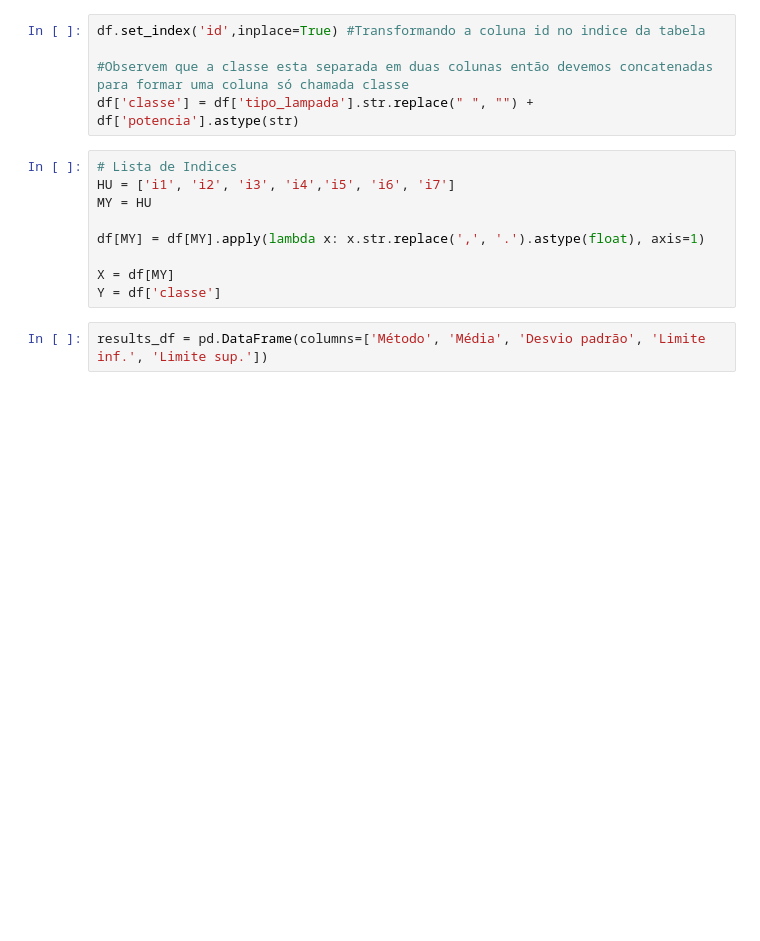
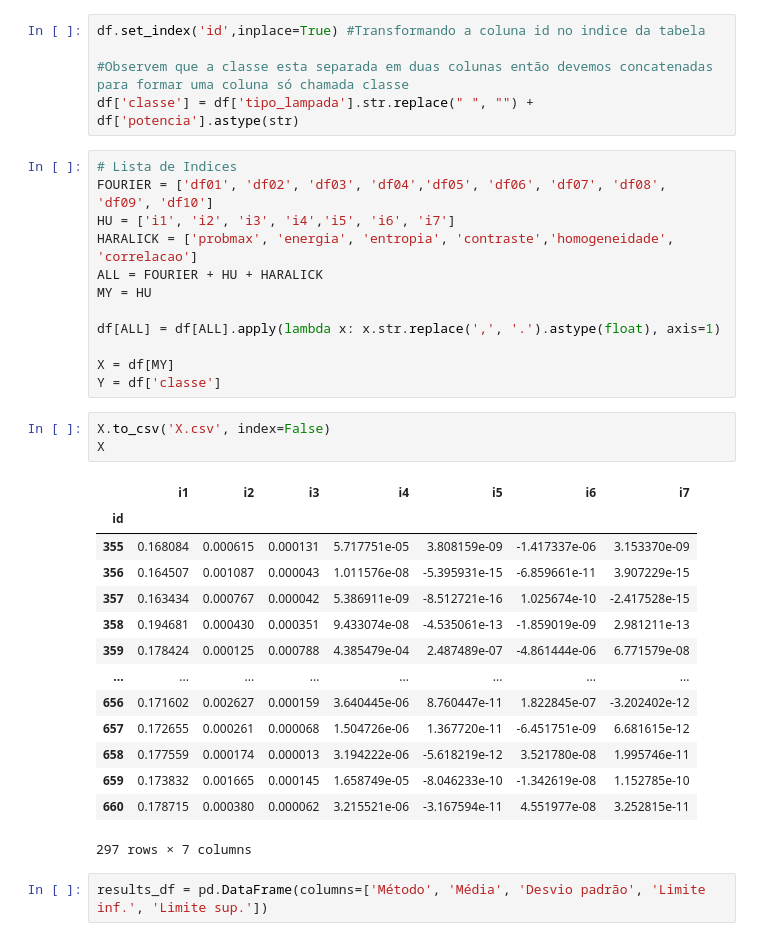
Before and after one commit to ViniciusMdJ/Classifica_dores, a Jupyter notebook: Trabalho1-LeituraDosDados.ipynb, the cells around one changed output. Drawn from its saved outputs; the diff is of its cells as text; blank space fills up the shorter version.

```diff
--- a/Trabalho1-LeituraDosDados.ipynb
+++ b/Trabalho1-LeituraDosDados.ipynb
@@ -12,13 +12,34 @@ df.set_index('id',inplace=True) #Transformando a coluna id no indice da tabela
 df['classe'] = df['tipo_lampada'].str.replace(" ", "") + df['potencia'].astype(str)
 # %%
 # Lista de Indices
+FOURIER = ['df01', 'df02', 'df03', 'df04','df05', 'df06', 'df07', 'df08', 'df09', 'df10']
 HU = ['i1', 'i2', 'i3', 'i4','i5', 'i6', 'i7']
+HARALICK = ['probmax', 'energia', 'entropia', 'contraste','homogeneidade', 'correlacao']
+ALL = FOURIER + HU + HARALICK
 MY = HU
 
-df[MY] = df[MY].apply(lambda x: x.str.replace(',', '.').astype(float), axis=1)
+df[ALL] = df[ALL].apply(lambda x: x.str.replace(',', '.').astype(float), axis=1)
 
 X = df[MY]
 Y = df['classe']
+# %%
+X.to_csv('X.csv', index=False)
+X
+# %% [output]
+|  | i1 | i2 | i3 | i4 | i5 | i6 | i7 |
+| id |  |  |  |  |  |  |  |
+| 355 | 0.168084 | 0.000615 | 0.000131 | 5.717751e-05 | 3.808159e-09 | -1.417337e-06 | 3.153370e-09 |
+| 356 | 0.164507 | 0.001087 | 0.000043 | 1.011576e-08 | -5.395931e-15 | -6.859661e-11 | 3.907229e-15 |
+| 357 | 0.163434 | 0.000767 | 0.000042 | 5.386911e-09 | -8.512721e-16 | 1.025674e-10 | -2.417528e-15 |
+| 358 | 0.194681 | 0.000430 | 0.000351 | 9.433074e-08 | -4.535061e-13 | -1.859019e-09 | 2.981211e-13 |
+| 359 | 0.178424 | 0.000125 | 0.000788 | 4.385479e-04 | 2.487489e-07 | -4.861444e-06 | 6.771579e-08 |
+| ... | ... | ... | ... | ... | ... | ... | ... |
+| 656 | 0.171602 | 0.002627 | 0.000159 | 3.640445e-06 | 8.760447e-11 | 1.822845e-07 | -3.202402e-12 |
+| 657 | 0.172655 | 0.000261 | 0.000068 | 1.504726e-06 | 1.367720e-11 | -6.451751e-09 | 6.681615e-12 |
+| 658 | 0.177559 | 0.000174 | 0.000013 | 3.194222e-06 | -5.618219e-12 | 3.521780e-08 | 1.995746e-11 |
+| 659 | 0.173832 | 0.001665 | 0.000145 | 1.658749e-05 | -8.046233e-10 | -1.342619e-08 | 1.152785e-10 |
+| 660 | 0.178715 | 0.000380 | 0.000062 | 3.215521e-06 | -3.167594e-11 | 4.551977e-08 | 3.252815e-11 |
+297 rows × 7 columns
 # %%
 results_df = pd.DataFrame(columns=['Método', 'Média', 'Desvio padrão', 'Limite inf.', 'Limite sup.'])
 # %% [markdown]
```
Also changed, not shown: parts of 5 cells of this notebook.
